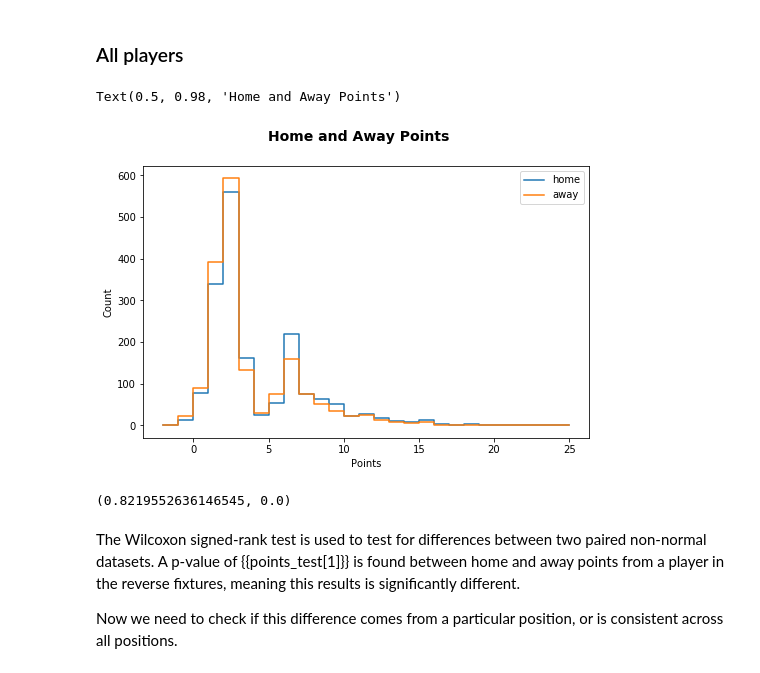
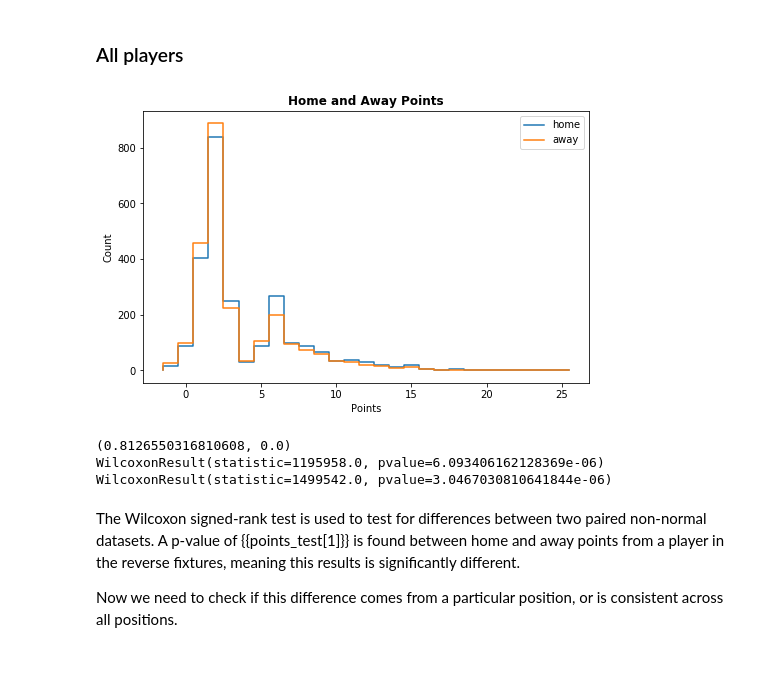
Before and after one commit to richardjdury/fpl, a Jupyter notebook: jupyter/investigate_data/FPL-ML-006_Home_Advantage.ipynb, the cells around one changed output. Drawn from its saved outputs; the diff is of its cells as text; code cells hidden in the pictures.

Commit message:
fixed histogram bins in fpl-ml-006

```diff
--- a/jupyter/investigate_data/FPL-ML-006_Home_Advantage.ipynb
+++ b/jupyter/investigate_data/FPL-ML-006_Home_Advantage.ipynb
@@ -28,7 +28,7 @@ player_performance.head()
 # %% [markdown]
 ## Filter players
 # %%
-minimum_mins = 90
+minimum_mins = 60
 vp = player_performance.loc[player_performance['minutes']>=minimum_mins,:]
 # %% [markdown]
 We will only consider players who have played more than {{minimum_mins}} minutes.
@@ -41,7 +41,7 @@ Next, we will only consider players who played in both home and away matches aga
 valid_ids = np.unique(vp['id'])
 
 # empty array to store points
-points_store = np.zeros((len(valid_ids) * 20, 4), dtype='int')
+points_store = np.zeros((len(valid_ids) * 20, 5), dtype='int')
 
 # row count
 count = -1
@@ -60,6 +60,7 @@ pos_ind = vp.columns.get_loc('position')
 tp_ind = vp.columns.get_loc('total_points')
 wh_ind = vp.columns.get_loc('was_home')
 id_ind = vp.columns.get_loc('id')
+op_ind = vp.columns.get_loc('opponent_team')
 
 # loop through players and teams
 for i in valid_ids:
@@ -69,6 +70,7 @@ for i in valid_ids:
             count = count + 1
             points_store[count,2] = vp.iloc[b[0], id_ind]
             points_store[count,3] = vp.iloc[b[0], pos_ind]
+            points_store[count,4] = vp.iloc[b[0], op_ind]
             if vp.iloc[b[0], wh_ind]:
                 points_store[count,0] = vp.iloc[b[0],tp_ind]
                 points_store[count,1] = vp.iloc[b[1],tp_ind]
@@ -77,6 +79,6 @@ for i in valid_ids:
                 points_store[count,1] = vp.iloc[b[0],tp_ind]
 
 points_store = points_store[1:count,:]
-points_store_df = pd.DataFrame(points_store, columns=['home', 'away', 'id', 'position'])
+points_store_df = pd.DataFrame(points_store, columns=['home', 'away', 'id', 'position', 'opponent_team'])
 points_store_df.head()
 # %% [output]
@@ -113,27 +121,39 @@ def histOutline(dataIn, *args, **kwargs):
 ### All players
 # %%
 plt.figure(figsize=(8,5))
-bins = np.array(range(-2,25))
+bins = np.array(range(-2,25))+0.5
 hpoints_x, hpoints_y = histOutline(points_store[:,0], bins=bins)
 apoints_x, apoints_y = histOutline(points_store[:,1], bins=bins)
 plt.plot(hpoints_x, hpoints_y);
 plt.plot(apoints_x, apoints_y);
 plt.legend(['home', 'away']);
 plt.xlabel('Points');
 plt.ylabel('Count');
-plt.suptitle('Home and Away Points', fontsize=14, fontweight='bold');
+plt.title('Home and Away Points', fontsize=12, fontweight='bold');
 
-plt.savefig('../../figures/home_away_points.svg', forma)
+plt.savefig('../../figures/home_away_points.svg', format='svg')
 # %% [output]
-Text(0.5, 0.98, 'Home and Away Points')
-[figure, old version]
+[figure, new version]
 # %%
-points_normal_test = scipy.stats.shapiro(points_store[:,0:2])
+points_normal_test = scipy.stats.shapiro(points_store[:, 0:2])
 print(points_normal_test)
 
-points_test = scipy.stats.wilcoxon(points_store[:,0], points_store[:,1])
+points_test = scipy.stats.wilcoxon(points_store[:, 0],
+                                   points_store[:, 1],
+                                   zero_method='pratt',
+                                   correction=True)
+print(points_test)
+
+points_test_greater = scipy.stats.wilcoxon(points_store[:, 0],
+                                           points_store[:, 1],
+                                           zero_method='pratt',
+                                           correction=True,
+                                           alternative='greater')
+print(points_test_greater)
 # %% [output]
-(0.8219552636146545, 0.0)
+(0.8126550316810608, 0.0)
+WilcoxonResult(statistic=1195958.0, pvalue=6.093406162128369e-06)
+WilcoxonResult(statistic=1499542.0, pvalue=3.0467030810641844e-06)
 # %% [markdown]
 The Wilcoxon signed-rank test is used to test for differences between two paired non-normal datasets. A p-value of {{points_test[1]}} is found between home and away points from a player in the reverse fixtures, meaning this results is significantly different.
 
```
Also changed, not shown: parts of 19 cells of this notebook, 3 other files.
